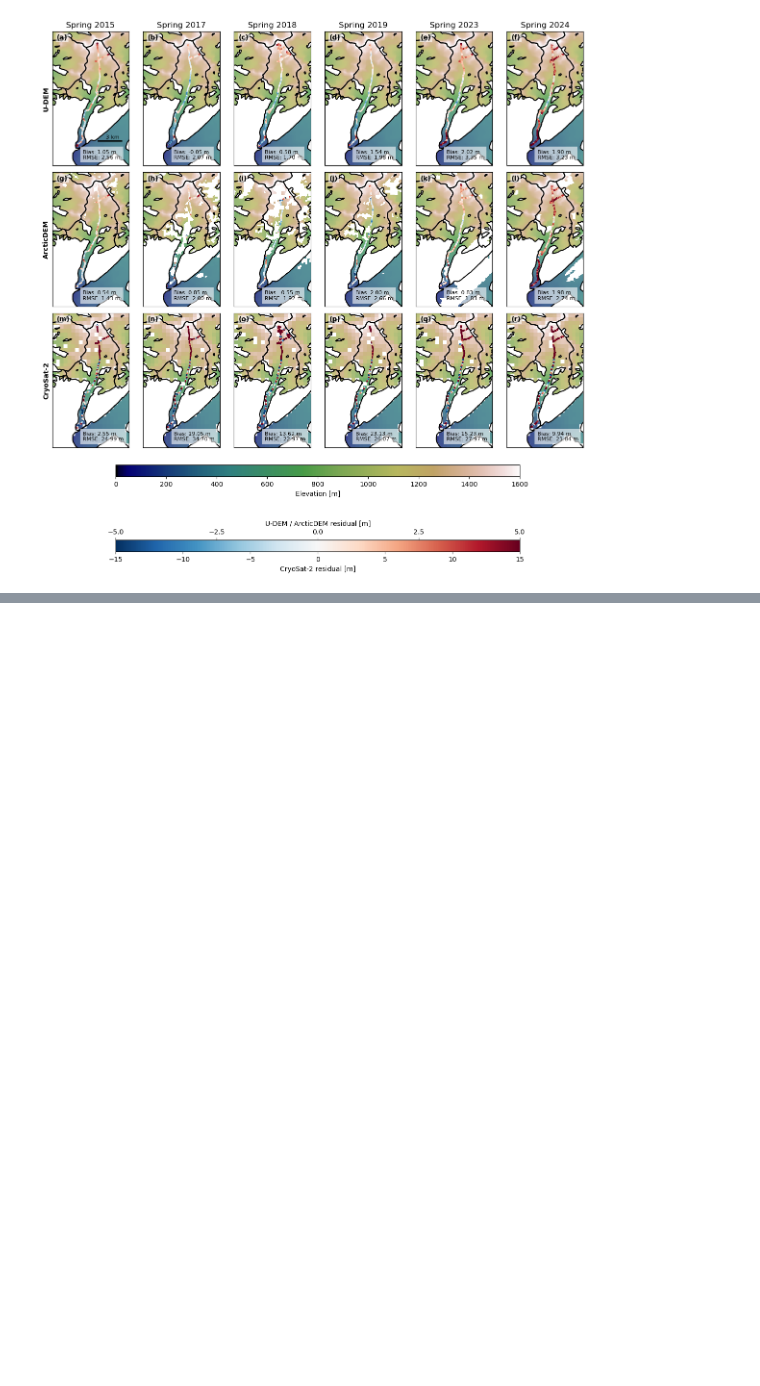
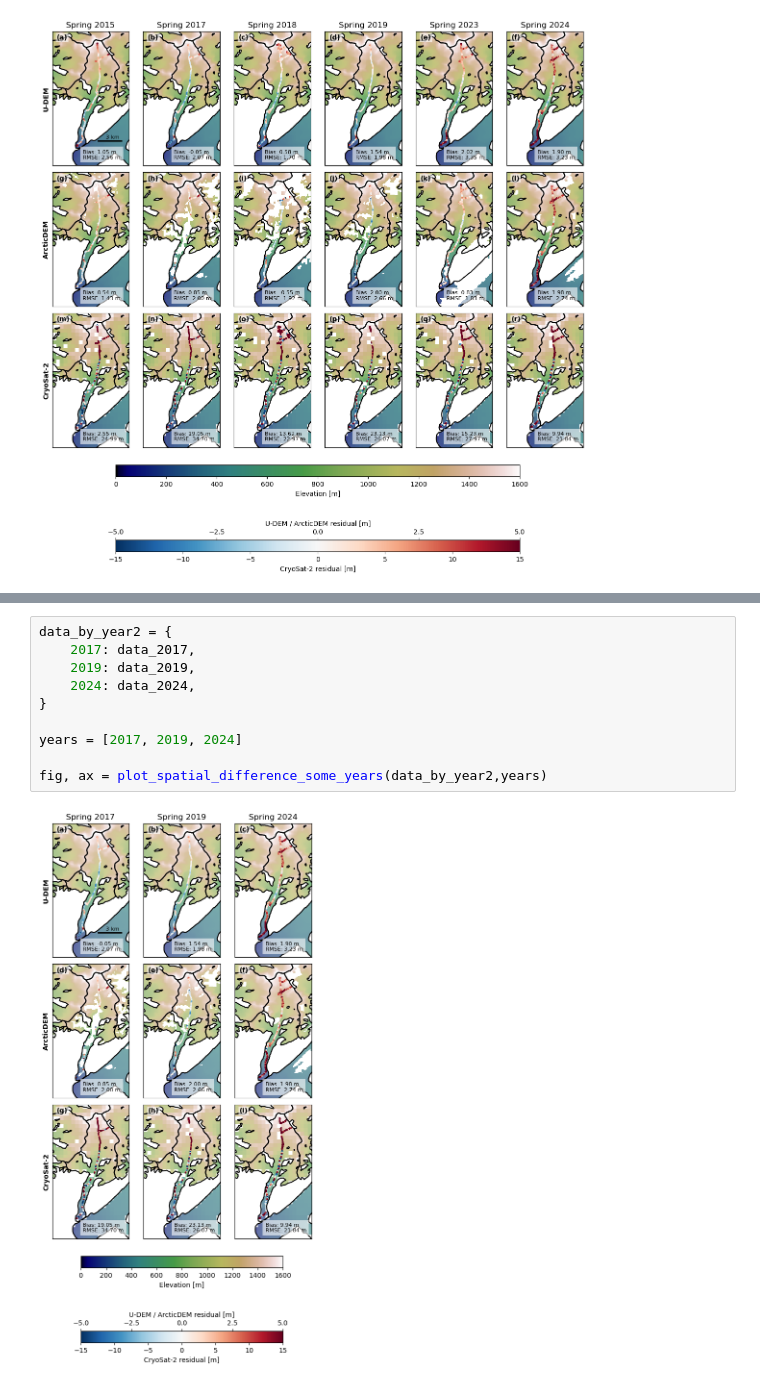
Before and after one commit to aszinck/udem, a Jupyter notebook: scripts/validate-udem.ipynb, the cells around one changed output, grey strips where cells are left out. Drawn from its saved outputs; the diff is of its cells as text; blank space fills up the shorter version.

Commit message:
Modify validation figure and add tile figure

```diff
--- a/scripts/validate-udem.ipynb
+++ b/scripts/validate-udem.ipynb
@@ -590,0 +722,12 @@ fig, ax = plot_spatial_difference_all_years(data_by_year)
+# %%
+data_by_year2 = {
+    2017: data_2017,
+    2019: data_2019,
+    2024: data_2024,
+}
+
+years = [2017, 2019, 2024]
+
+fig, ax = plot_spatial_difference_some_years(data_by_year2,years)
+# %% [output]
+[figure, added]
```
Also changed, not shown: parts of 3 cells of this notebook, 1 other file.
